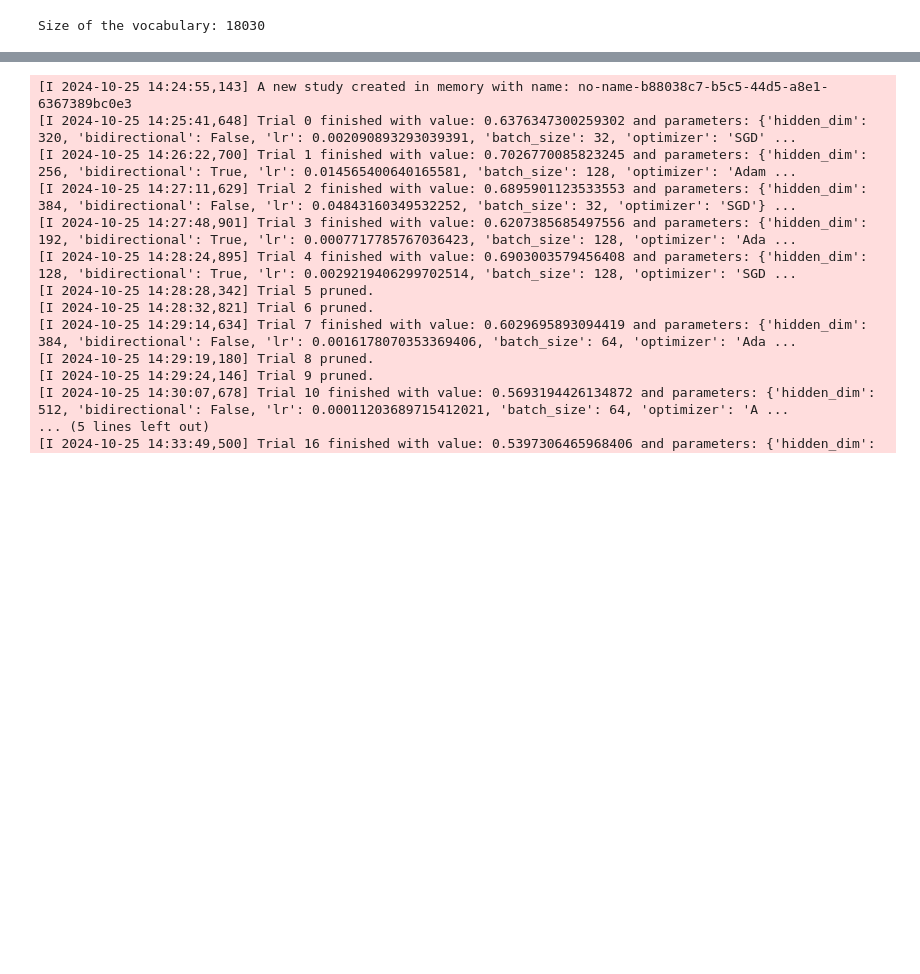
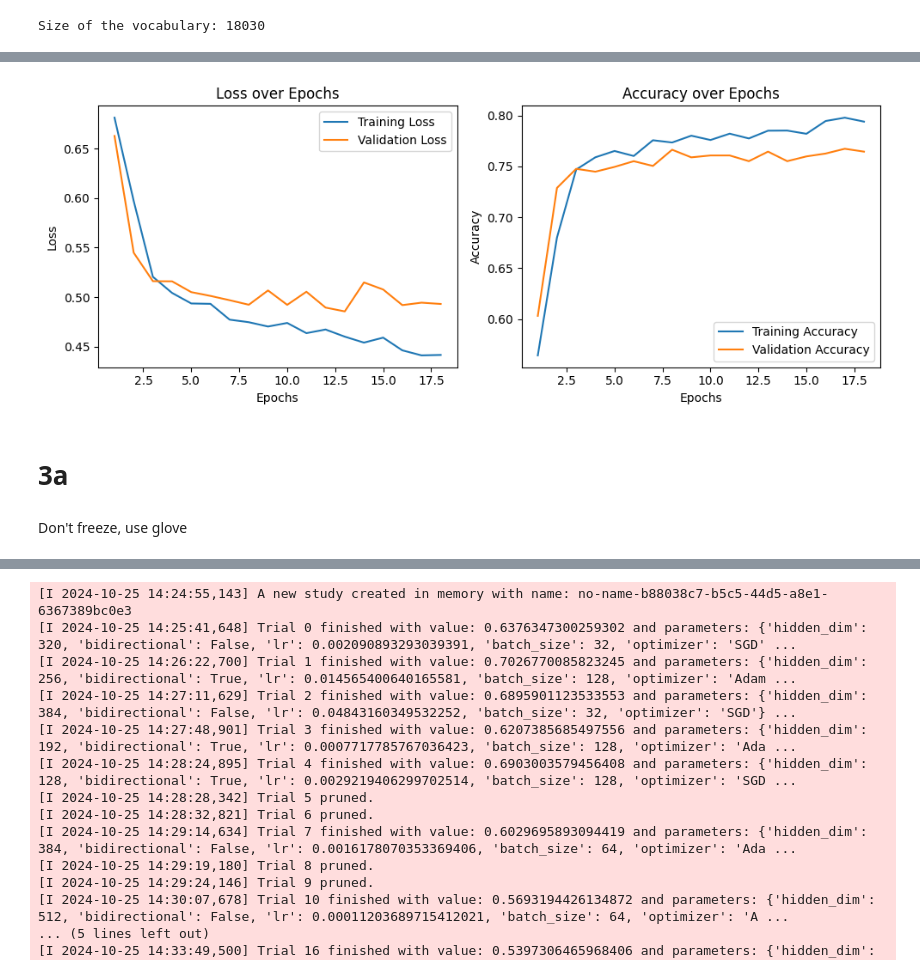
Before and after one commit to tengyaolong2000/SC4002_Natural-Language-Processing_Project, a Jupyter notebook: training_inference.ipynb, the cells around one changed output, grey strips where cells are left out. Saved outputs shown, nothing was run; the diff lists cells and outputs as text; code cells hidden in the pictures; blank space fills up the shorter version.

```diff
--- a/training_inference.ipynb
+++ b/training_inference.ipynb
@@ -160,0 +729,28 @@ class RTDataset(Dataset):
+# %%
+# Plotting the training and validation loss
+plt.figure(figsize=(10, 4))
+plt.subplot(1, 2, 1)
+plt.plot(range(1,epoch_count + 1), train_losses, label='Training Loss')
+plt.plot(range(1, epoch_count + 1), valid_losses, label='Validation Loss')
+plt.xlabel('Epochs')
+plt.ylabel('Loss')
+plt.title('Loss over Epochs')
+plt.legend()
+
+# Plotting the training and validation accuracy
+plt.subplot(1, 2, 2)
+plt.plot(range(1, epoch_count + 1), train_accuracies, label='Training Accuracy')
+plt.plot(range(1, epoch_count + 1), valid_accuracies, label='Validation Accuracy')
+plt.xlabel('Epochs')
+plt.ylabel('Accuracy')
+plt.title('Accuracy over Epochs')
+plt.legend()
+
+plt.tight_layout()
+plt.show()
+# %% [output]
+[figure, added]
+# %% [markdown]
+# 3a
+# %% [markdown]
+Don't  freeze, use glove
```
Also changed, not shown: parts of 72 cells of this notebook, 1 other file.
